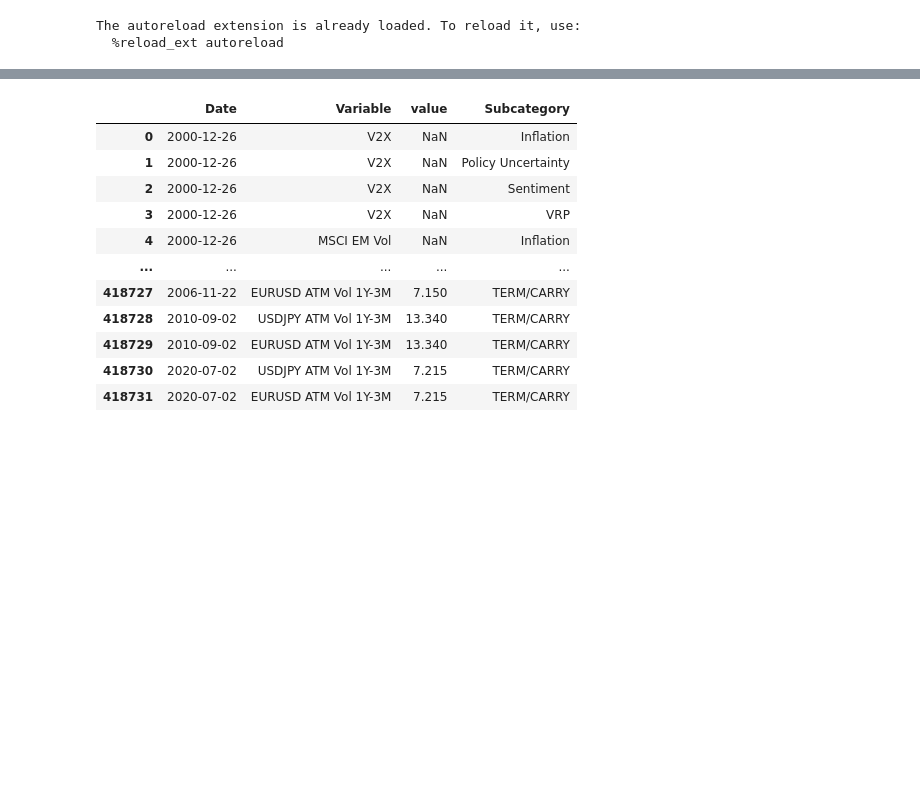
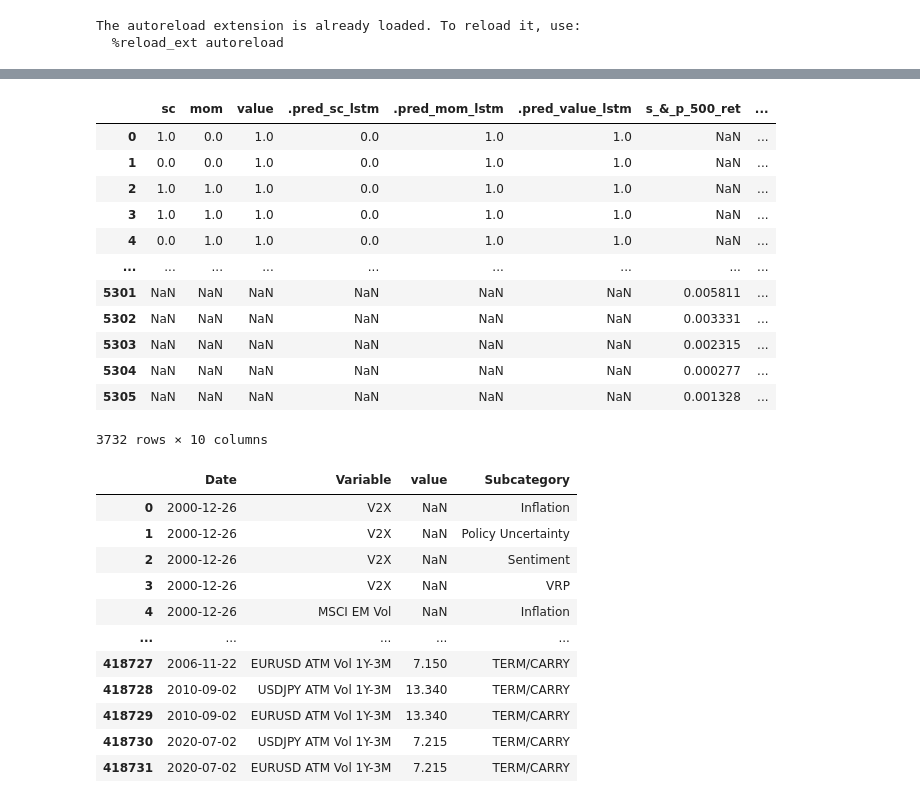
Before and after one commit to JBaldys/APlusBernstein-Project, a Jupyter notebook: notebooks/models/playground.ipynb, the cells around one changed output, grey strips where cells are left out. Saved outputs shown, nothing was run; the diff lists cells and outputs as text; code cells hidden in the pictures; blank space fills up the shorter version.

Commit message:
update pred data

```diff
--- a/notebooks/models/playground.ipynb
+++ b/notebooks/models/playground.ipynb
@@ -14,3 +13,12 @@ from src.utils import add_lagged_targets, add_seasonal_features
 # %% [output]
 The autoreload extension is already loaded. To reload it, use:
   %reload_ext autoreload
+# %%
+sp = pd.read_excel(raw_data_dir / raw_data_name, sheet_name=1, usecols=["Date", "S&P 500"])
+sp["Date"] = pd.to_datetime(sp["Date"])
+sp = sp.query("Date > '2013-12-31'").drop("Date", axis=1).pct_change().iloc[1:sp.shape[0]-40].rename({"S&P 500": "s_&_p_500_ret"}, axis=1)
+ret = pd.read_excel(raw_data_dir / raw_data_name, sheet_name=3, usecols=["Date", "sc_1d_fwd_ret", "mom_1d_fwd_ret", "value_1d_fwd_ret"])
+ret["Date"] = pd.to_datetime(ret["Date"])
+ret = ret.query("Date > '2013-12-31'").drop("Date",axis=1).iloc[1:ret.shape[0]-40]
+# %%
+preds = pd.read_csv(pred_data_dir / "lstm_preds.csv", usecols=[".pred_sc_lstm", ".pred_mom_lstm", ".pred_value_lstm", "sc", "mom", "value"])
@@ -17,3 +41,23 @@ The autoreload extension is already loaded. To reload it, use:
+# %%
+df_all = pd.concat([preds, sp, ret], axis=1)
+
+df_all.to_csv(pred_data_dir / "lstm_preds.csv", index=False)
+# %%
+df_all
+# %% [output]
+|  | sc | mom | value | .pred_sc_lstm | .pred_mom_lstm | .pred_value_lstm | s_&_p_500_ret | ... |
+| 0 | 1.0 | 0.0 | 1.0 | 0.0 | 1.0 | 1.0 | NaN | ... |
+| 1 | 0.0 | 0.0 | 1.0 | 0.0 | 1.0 | 1.0 | NaN | ... |
+| 2 | 1.0 | 1.0 | 1.0 | 0.0 | 1.0 | 1.0 | NaN | ... |
+| 3 | 1.0 | 1.0 | 1.0 | 0.0 | 1.0 | 1.0 | NaN | ... |
+| 4 | 0.0 | 1.0 | 1.0 | 0.0 | 1.0 | 1.0 | NaN | ... |
+| ... | ... | ... | ... | ... | ... | ... | ... | ... |
+| 5301 | NaN | NaN | NaN | NaN | NaN | NaN | 0.005811 | ... |
+| 5302 | NaN | NaN | NaN | NaN | NaN | NaN | 0.003331 | ... |
+| 5303 | NaN | NaN | NaN | NaN | NaN | NaN | 0.002315 | ... |
+| 5304 | NaN | NaN | NaN | NaN | NaN | NaN | 0.000277 | ... |
+| 5305 | NaN | NaN | NaN | NaN | NaN | NaN | 0.001328 | ... |
+3732 rows × 10 columns
 # %%
 factors = pd.read_excel(raw_data_dir / raw_data_name, sheet_name=1)
 factors.set_index("Date", inplace=True)
```
Also changed, not shown: parts of 2 cells of this notebook, 6 other files.
